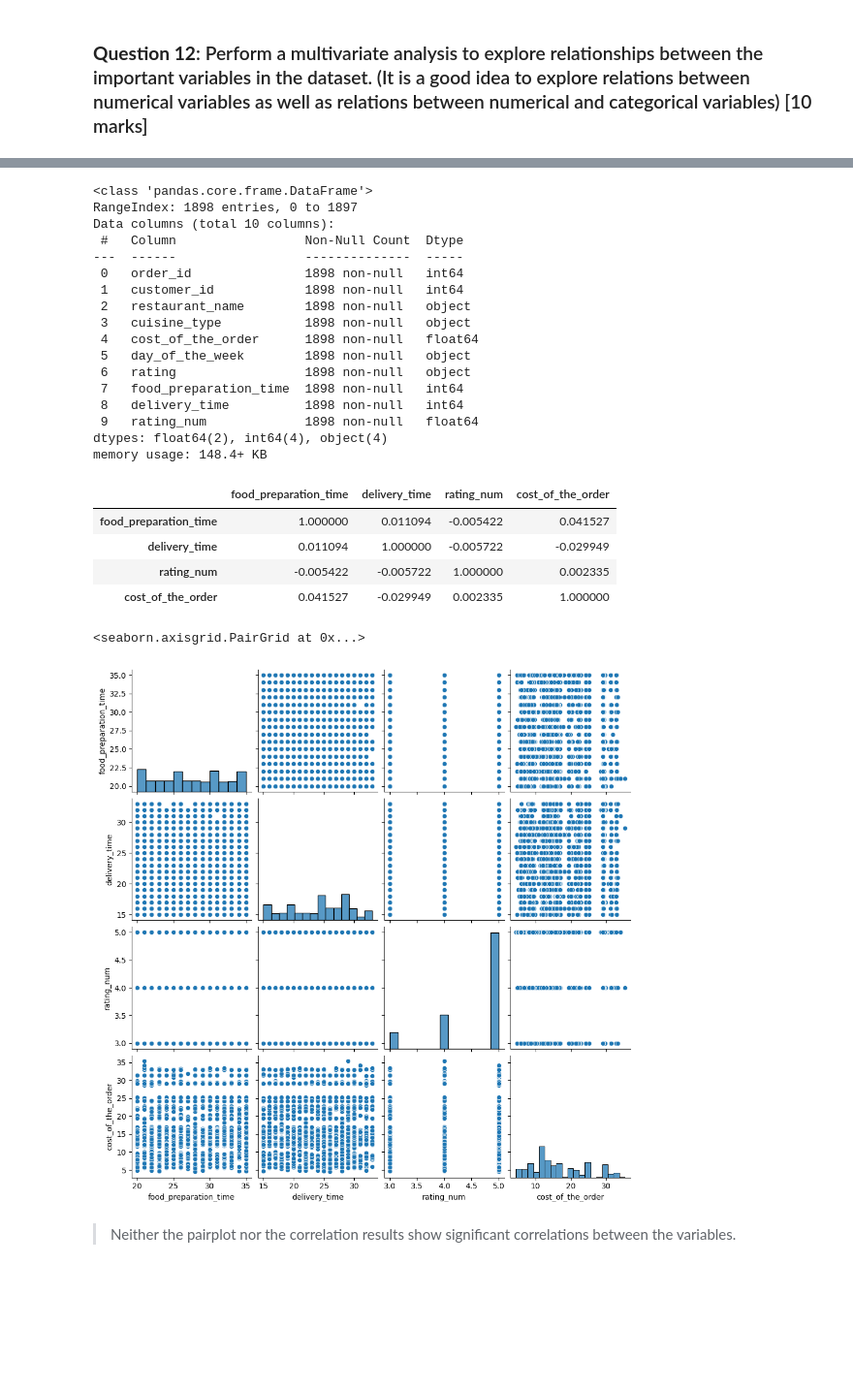
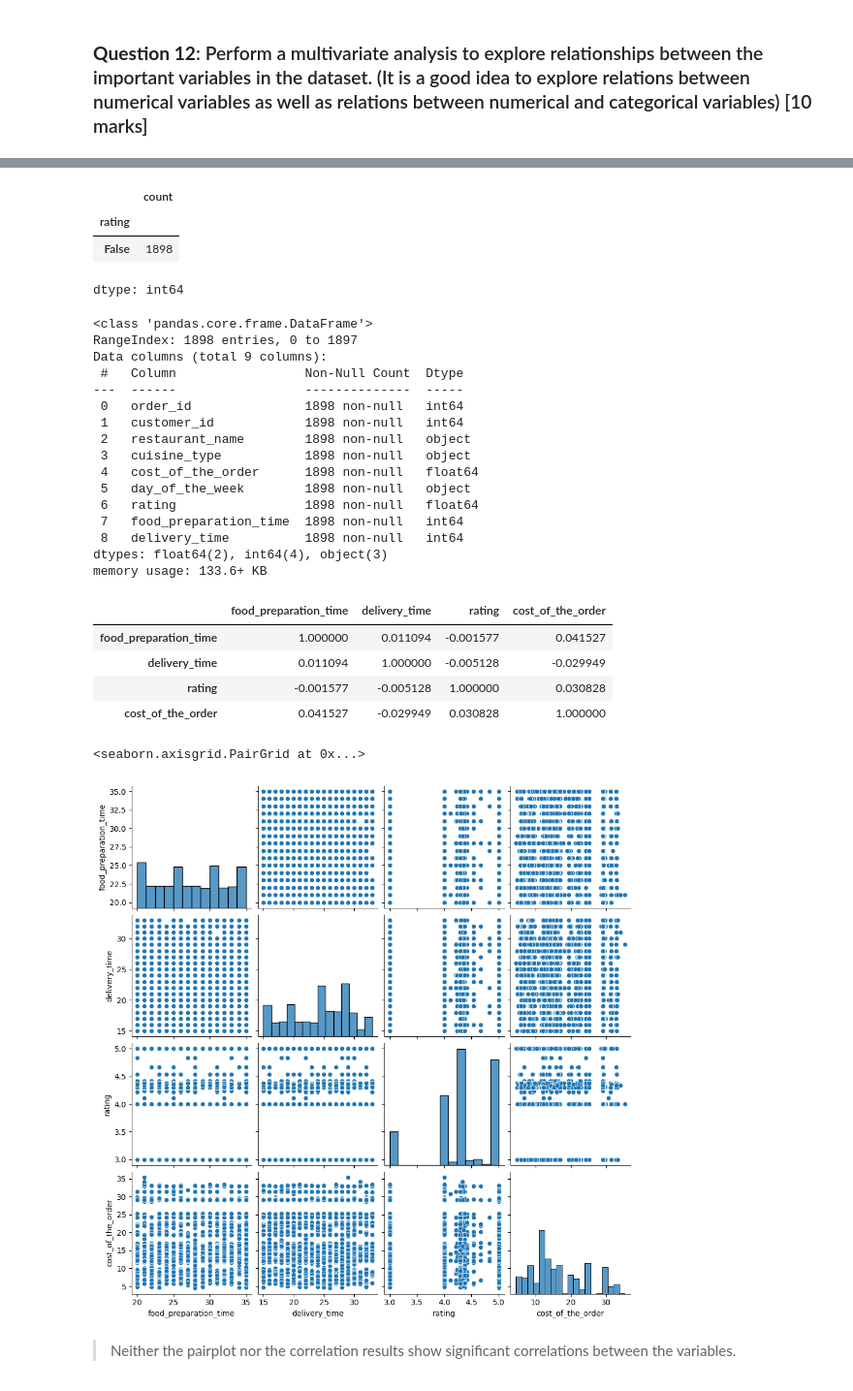
Before and after one commit to jvas28/food-delivery-analysis, a Jupyter notebook: PYF_Project.ipynb, the cells around one changed output, grey strips where cells are left out. Shown at 97% size. Cells and saved outputs as stored; diff of their text form; code cells hidden in the pictures; blank space fills up the shorter version.

Commit message:
Improved imputin for rating Not given values

```diff
--- a/PYF_Project.ipynb
+++ b/PYF_Project.ipynb
@@ -504,10 +504,3 @@ The top three customers are:
 ### Multivariate Analysis
 # %% [markdown]
 ### **Question 12**: Perform a multivariate analysis to explore relationships between the important variables in the dataset. (It is a good idea to explore relations between numerical variables as well as relations between numerical and categorical variables) [10 marks]
-# %%
-rating_without_not_given = df[df['rating'] != 'Not given'].copy()
-media_rating = rating_without_not_given['rating'].astype(float).median()
-df['rating_num'] = df['rating'].copy()
-df['rating_num'] = df['rating_num'].replace('Not given', media_rating)
-# %%
-df['rating_num'] = df['rating_num'].astype(float)
@@ -514,9 +509,22 @@ df['rating_num'] = df['rating_num'].astype(float)
+# %%
+# Make Not given values to be null
+df['rating'] = df['rating'].replace('Not given', np.nan)
+# %%
+df['rating'].isnull().value_counts()
+# %% [output]
+|  | count |
+| rating |  |
+| False | 1898 |
+dtype: int64
+# %%
+df['rating'] = df['rating'].astype(float)
+df['rating'] = df['rating'].fillna(df.groupby(['cuisine_type'])['rating'].transform('mean'))
 # %%
 df.info()
 # %% [output]
 <class 'pandas.core.frame.DataFrame'>
 RangeIndex: 1898 entries, 0 to 1897
-Data columns (total 10 columns):
+Data columns (total 9 columns):
  #   Column                 Non-Null Count  Dtype
 ---  ------                 --------------  -----
  0   order_id               1898 non-null   int64
@@ -525,25 +533,24 @@ Data columns (total 10 columns):
  3   cuisine_type           1898 non-null   object
  4   cost_of_the_order      1898 non-null   float64
  5   day_of_the_week        1898 non-null   object
- 6   rating                 1898 non-null   object
+ 6   rating                 1898 non-null   float64
  7   food_preparation_time  1898 non-null   int64
  8   delivery_time          1898 non-null   int64
- 9   rating_num             1898 non-null   float64
-dtypes: float64(2), int64(4), object(4)
-memory usage: 148.4+ KB
+dtypes: float64(2), int64(4), object(3)
+memory usage: 133.6+ KB
 # %%
-df[['food_preparation_time','delivery_time','rating_num','cost_of_the_order']].corr()
+df[['food_preparation_time','delivery_time','rating','cost_of_the_order']].corr()
 # %% [output]
-|  | food_preparation_time | delivery_time | rating_num | cost_of_the_order |
-| food_preparation_time | 1.000000 | 0.011094 | -0.005422 | 0.041527 |
-| delivery_time | 0.011094 | 1.000000 | -0.005722 | -0.029949 |
-| rating_num | -0.005422 | -0.005722 | 1.000000 | 0.002335 |
-| cost_of_the_order | 0.041527 | -0.029949 | 0.002335 | 1.000000 |
+|  | food_preparation_time | delivery_time | rating | cost_of_the_order |
+| food_preparation_time | 1.000000 | 0.011094 | -0.001577 | 0.041527 |
+| delivery_time | 0.011094 | 1.000000 | -0.005128 | -0.029949 |
+| rating | -0.001577 | -0.005128 | 1.000000 | 0.030828 |
+| cost_of_the_order | 0.041527 | -0.029949 | 0.030828 | 1.000000 |
 # %%
-sns.pairplot(data=df[['food_preparation_time','delivery_time','rating_num','cost_of_the_order']])
+sns.pairplot(data=df[['food_preparation_time','delivery_time','rating','cost_of_the_order']])
 # %% [output]
 <seaborn.axisgrid.PairGrid at 0x...>
-[figure, old version]
+[figure, new version]
 # %% [markdown]
 > Neither the pairplot nor the correlation results show significant correlations between the variables.
 # %% [markdown]
```
Also changed, not shown: parts of 2 cells of this notebook.
